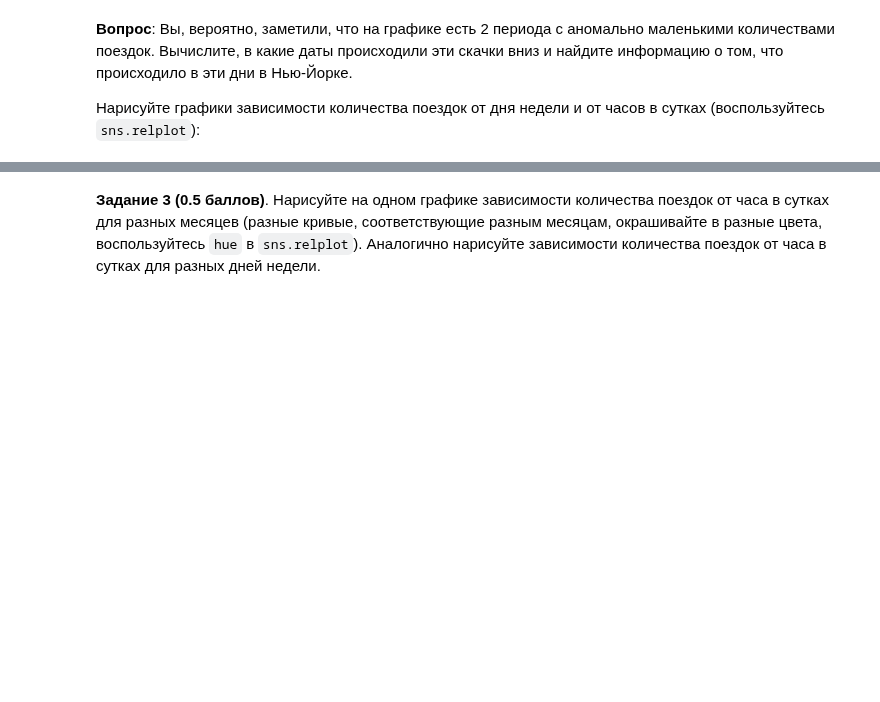
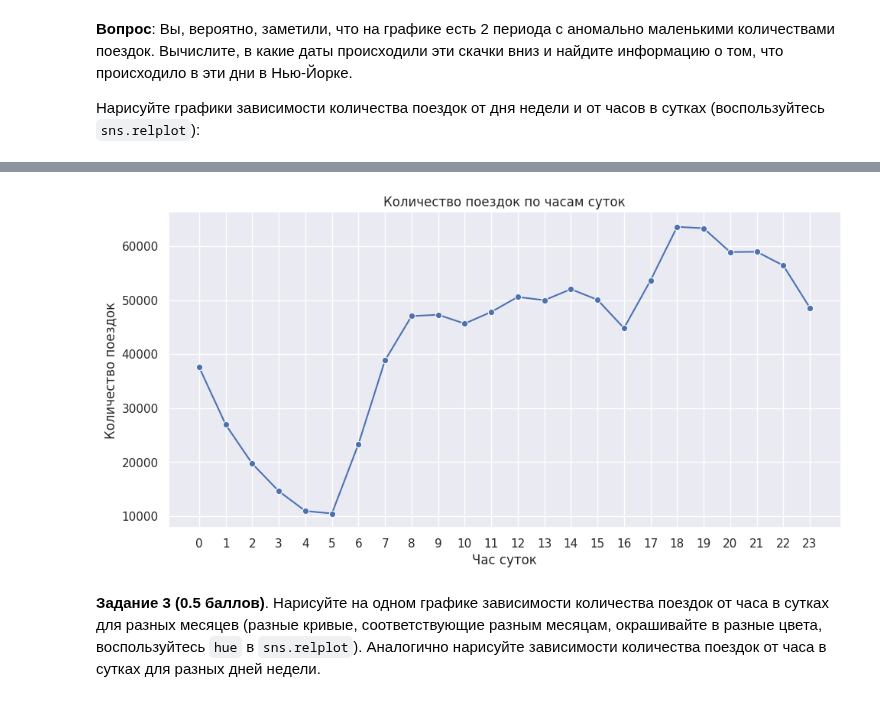
Before and after one commit to r42arty/hse, a Jupyter notebook: mod3/ML_2.ipynb, the cells around one changed output, grey strips where cells are left out. Saved outputs shown, nothing was run; the diff lists cells and outputs as text; code cells hidden in the pictures; blank space fills up the shorter version.

```diff
--- a/mod3/ML_2.ipynb
+++ b/mod3/ML_2.ipynb
@@ -390,2 +401,15 @@ plt.show()
+# %%
+train_df['hour'] = train_df['pickup_datetime'].dt.hour
+hour_count = train_df.groupby('hour')['id'].count().reset_index(name='count')
+
+sns.relplot(x='hour', y='count', data=hour_count, kind='line', marker='o', height=5, aspect=2)
+
+plt.title("Количество поездок по часам суток")
+plt.xticks(ticks=range(0, 24))
+plt.xlabel("Час суток")
+plt.ylabel("Количество поездок")
+plt.show()
+# %% [output]
+[figure, added]
 # %% [markdown]
 **Задание 3 (0.5 баллов)**. Нарисуйте на одном графике зависимости количества поездок от часа в сутках для разных месяцев (разные кривые, соответствующие разным месяцам, окрашивайте в разные цвета, воспользуйтесь `hue` в `sns.relplot`). Аналогично нарисуйте зависимости количества поездок от часа в сутках для разных дней недели.
```
Also changed, not shown: parts of 5 cells of this notebook.
